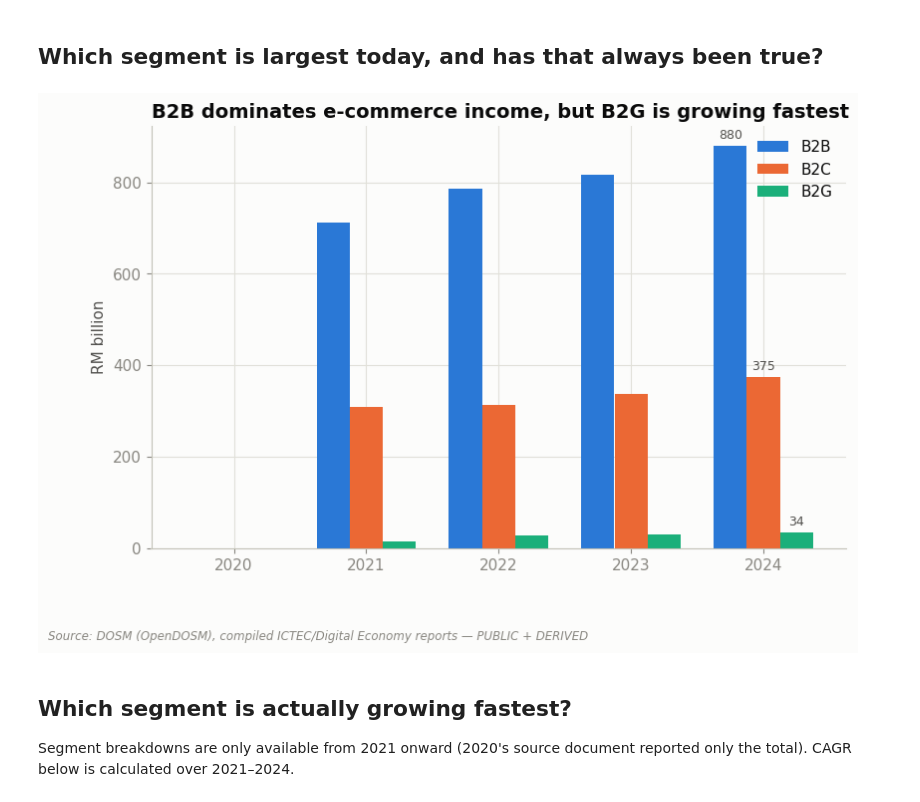
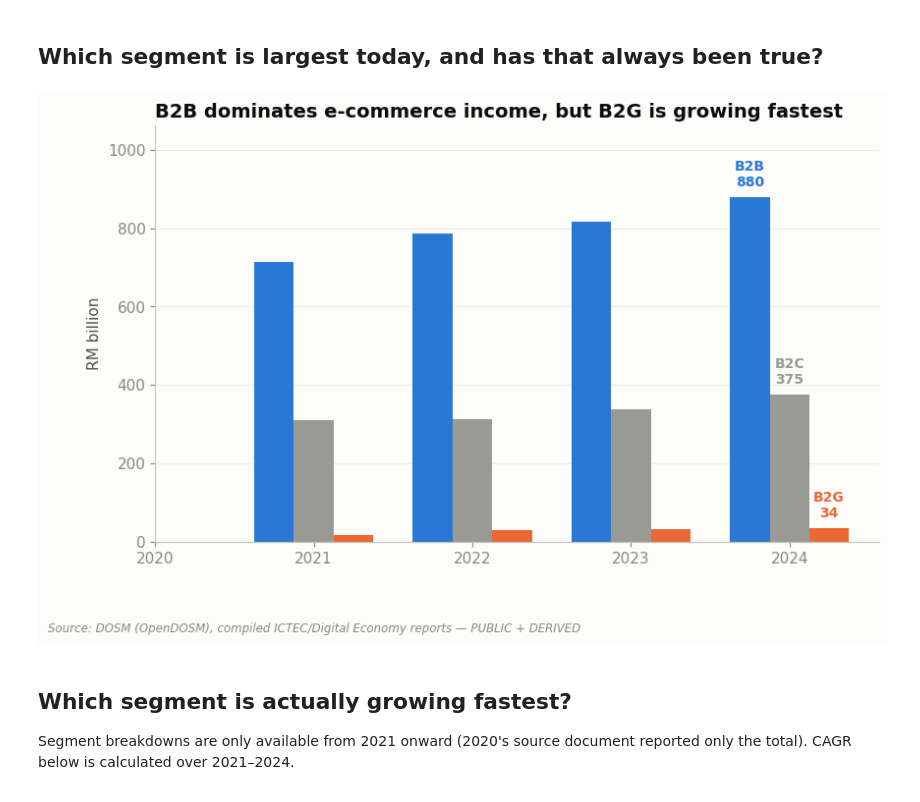
Before and after one commit to ooi-darren/malaysia-ecommerce-market-intelligence, a Jupyter notebook: notebooks/01-ecommerce-segment-growth-analysis.ipynb, the cells around one changed output. Saved outputs shown, nothing was run; the diff lists cells and outputs as text; code cells hidden in the pictures.

```diff
--- a/notebooks/01-ecommerce-segment-growth-analysis.ipynb
+++ b/notebooks/01-ecommerce-segment-growth-analysis.ipynb
@@ -27,10 +27,15 @@ ecommerce
 | 3 | 2023 | 1184.1 | 1053.0 | 131.1 | 817.1 | 336.6 | ... |
 | 4 | 2024 | 1288.1 | 1150.1 | 138.0 | 879.6 | 374.7 | ... |
 # %%
-# House chart style: consistent palette, clean chrome, and a source-footnote helper
-PALETTE = ['#2a78d6', '#eb6834', '#1baf7a', '#4a3aa7', '#e34948']
+# House chart style v2 — consulting-exhibit conventions (MBB-style):
+# gray for context series, one or two accent colors for what the title is
+# actually about, direct end-of-line/bar labels instead of a legend box.
+ACCENT_1 = '#2a78d6'   # primary accent — the series the title is about
+ACCENT_2 = '#eb6834'   # secondary accent — used only for genuine two-way comparisons
+                        # or a title that names two co-equal findings
+GRAY = '#9a9a95'        # de-emphasized / context series — same family, faded out
 INK, INK_SECONDARY, INK_MUTED = '#0b0b0b', '#52514e', '#898781'
-GRID, SURFACE = '#e1e0d9', '#fcfcfb'
+GRID, SURFACE = '#ececea', '#fcfcfb'
 
 plt.rcParams.update({
     'font.family': 'sans-serif',
@@ -46,7 +51,7 @@ plt.rcParams.update({
     'axes.axisbelow': True,
     'axes.grid.axis': 'y',
     'grid.color': GRID,
-    'grid.linewidth': 0.8,
+    'grid.linewidth': 0.7,
     'xtick.color': INK_MUTED,
     'ytick.color': INK_MUTED,
     'figure.facecolor': SURFACE,
@@ -59,30 +64,44 @@ def add_source(fig, text):
     """Small muted source/classification footnote, consulting-deck style."""
     fig.text(0.01, -0.04, text, ha='left', va='top', fontsize=8.5,
               color=INK_MUTED, style='italic', transform=fig.transFigure)
+
+def end_label(ax, x, y, text, color, weight='semibold', va='center', offset=8):
+    """Direct label at a line's endpoint, replacing a legend box."""
+    ax.annotate(text, xy=(x, y), xytext=(offset, 0), textcoords='offset points',
+                 va=va, ha='left', fontsize=10.5, fontweight=weight, color=color)
 # %% [markdown]
 ## Which segment is largest today, and has that always been true?
 # %%
 segments = ['b2b_rm_billion', 'b2c_rm_billion', 'b2g_rm_billion']
+segment_names = {'b2b_rm_billion': 'B2B', 'b2c_rm_billion': 'B2C', 'b2g_rm_billion': 'B2G'}
+segment_colors = {'b2b_rm_billion': ACCENT_1, 'b2c_rm_billion': GRAY, 'b2g_rm_billion': ACCENT_2}
 segment_data = ecommerce.set_index('year')[segments]
 
-ax = segment_data.plot(kind='bar', figsize=(9, 5.5), width=0.75,
-                        color=PALETTE[:3], edgecolor='none')
+fig, ax = plt.subplots(figsize=(9.5, 5.5))
+x = list(range(len(segment_data.index)))
+width = 0.25
+for i, seg in enumerate(segments):
+    offset = (i - 1) * width
+    bars = ax.bar([xi + offset for xi in x], segment_data[seg], width=width,
+                  color=segment_colors[seg], edgecolor='none')
+    last = bars[-1]
+    ax.annotate(f"{segment_names[seg]}\n{segment_data[seg].iloc[-1]:,.0f}",
+                xy=(last.get_x() + last.get_width() / 2, last.get_height()),
+                xytext=(0, 6), textcoords='offset points',
+                ha='center', va='bottom', fontsize=10, fontweight='semibold',
+                color=segment_colors[seg])
+
 ax.set_title('B2B dominates e-commerce income, but B2G is growing fastest', loc='left')
 ax.set_ylabel('RM billion')
 ax.set_xlabel('')
-ax.legend(['B2B', 'B2C', 'B2G'])
-plt.xticks(rotation=0)
-
-# Direct-label the most recent year only (2024) — the endpoint that matters
-for container in ax.containers:
-    labels = ['' if i != len(container) - 1 else f'{container[i].get_height():,.0f}'
-              for i in range(len(container))]
-    ax.bar_label(container, labels=labels, padding=3, fontsize=9, color=INK_SECONDARY)
+ax.set_xticks(x)
+ax.set_xticklabels(segment_data.index)
+ax.set_ylim(top=ax.get_ylim()[1] * 1.15)
 
 add_source(ax.figure, 'Source: DOSM (OpenDOSM), compiled ICTEC/Digital Economy reports — PUBLIC + DERIVED')
 plt.show()
 # %% [output]
-[figure, old version]
+[figure, new version]
 # %% [markdown]
 ## Which segment is actually growing fastest?
 
```
Also changed, not shown: parts of 1 cell of this notebook, 2 other files.
